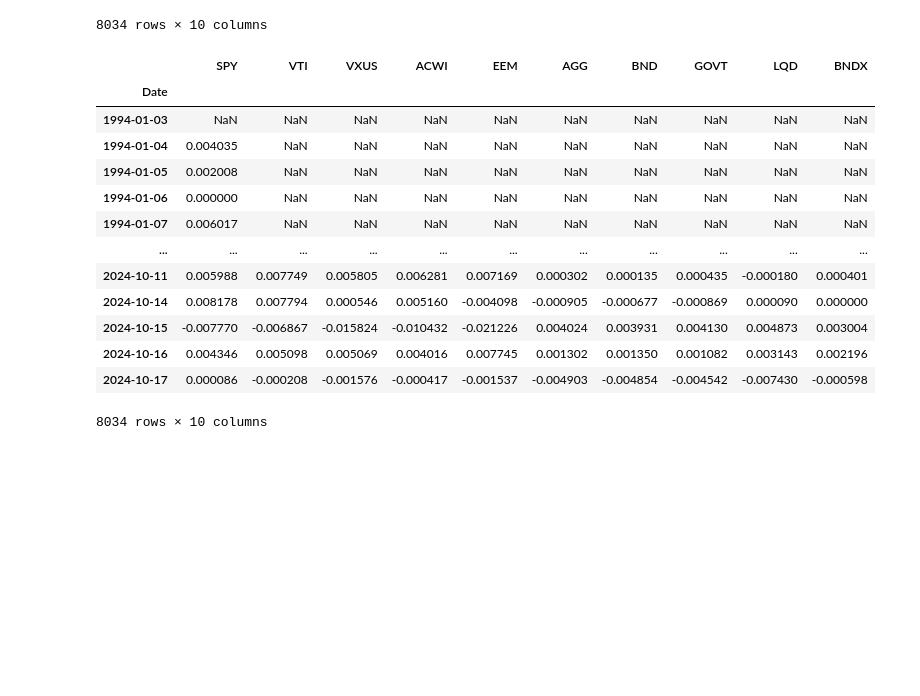
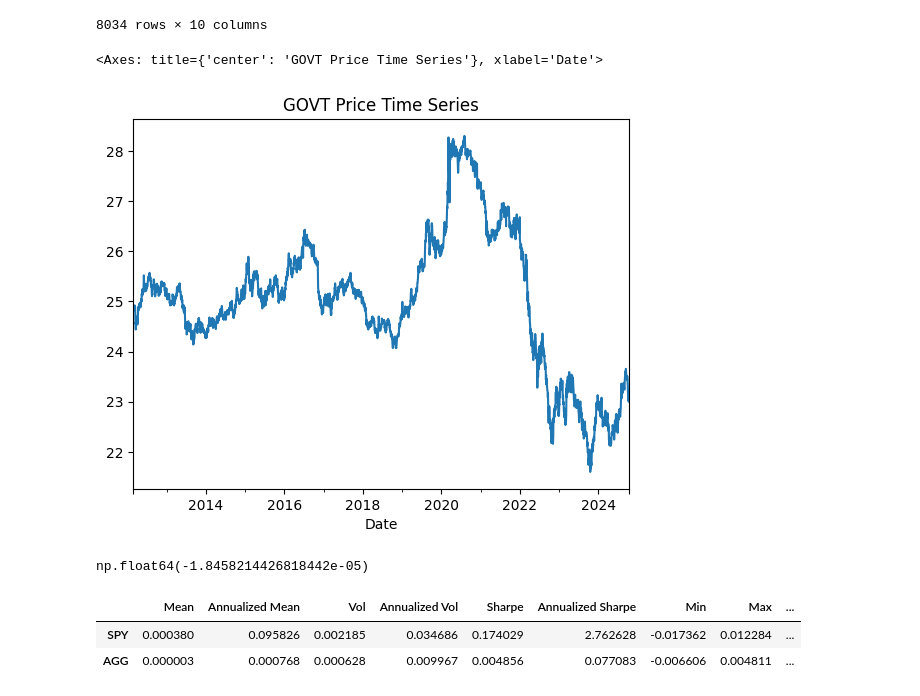
Before and after one commit to MarkAngeloMP/Low-Tide-Capital-Management, a Jupyter notebook: notebooks/w1_data_exploration.ipynb, the cells around one changed output. Drawn from its saved outputs; the diff is of its cells as text; code cells hidden in the pictures; blank space fills up the shorter version.

```diff
--- a/notebooks/w1_data_exploration.ipynb
+++ b/notebooks/w1_data_exploration.ipynb
@@ -23,21 +24,13 @@ rawData_df
 | 2024-10-16 | 582.3000 | 287.82 | 63.450 | 120.00 | 45.54 | 99.94 | 74.16 | 23.120 | 111.71 | 50.20 |
 | 2024-10-17 | 582.3500 | 287.76 | 63.350 | 119.95 | 45.47 | 99.45 | 73.80 | 23.015 | 110.88 | 50.17 |
 8034 rows × 10 columns
+# %%
+rawData_df['GOVT'].dropna().plot(title='GOVT Price Time Series')
+# %% [output]
+<Axes: title={'center': 'GOVT Price Time Series'}, xlabel='Date'>
+[figure, added]
 # %%
 rets = rawData_df.pct_change()
-rets
+rets['GOVT'].mean()
 # %% [output]
-|  | SPY | VTI | VXUS | ACWI | EEM | AGG | BND | GOVT | LQD | BNDX |
-| Date |  |  |  |  |  |  |  |  |  |  |
-| 1994-01-03 | NaN | NaN | NaN | NaN | NaN | NaN | NaN | NaN | NaN | NaN |
-| 1994-01-04 | 0.004035 | NaN | NaN | NaN | NaN | NaN | NaN | NaN | NaN | NaN |
-| 1994-01-05 | 0.002008 | NaN | NaN | NaN | NaN | NaN | NaN | NaN | NaN | NaN |
-| 1994-01-06 | 0.000000 | NaN | NaN | NaN | NaN | NaN | NaN | NaN | NaN | NaN |
-| 1994-01-07 | 0.006017 | NaN | NaN | NaN | NaN | NaN | NaN | NaN | NaN | NaN |
-| ... | ... | ... | ... | ... | ... | ... | ... | ... | ... | ... |
-| 2024-10-11 | 0.005988 | 0.007749 | 0.005805 | 0.006281 | 0.007169 | 0.000302 | 0.000135 | 0.000435 | -0.000180 | 0.000401 |
-| 2024-10-14 | 0.008178 | 0.007794 | 0.000546 | 0.005160 | -0.004098 | -0.000905 | -0.000677 | -0.000869 | 0.000090 | 0.000000 |
-| 2024-10-15 | -0.007770 | -0.006867 | -0.015824 | -0.010432 | -0.021226 | 0.004024 | 0.003931 | 0.004130 | 0.004873 | 0.003004 |
-| 2024-10-16 | 0.004346 | 0.005098 | 0.005069 | 0.004016 | 0.007745 | 0.001302 | 0.001350 | 0.001082 | 0.003143 | 0.002196 |
-| 2024-10-17 | 0.000086 | -0.000208 | -0.001576 | -0.000417 | -0.001537 | -0.004903 | -0.004854 | -0.004542 | -0.007430 | -0.000598 |
-8034 rows × 10 columns
+np.float64(-1.8458214426818442e-05)
@@ -49,0 +47,55 @@ rets
+# %%
+# Assuming that the input data is daily, window is rolling window for sma, period_factor is for annualization
+# returns the sma returns df and the summary stats (Mean, Vol, Sharpe)
+def get_sma_performance(rets,  window=20, annual_factor=252, var_quantile: Union[float, List] = .05):
+    returns = rets.dropna().rolling(window=window).mean().dropna()
+
+    summary_statistics = pd.DataFrame(index=returns.columns)
+    summary_statistics['Mean'] = returns.mean()
+    summary_statistics['Annualized Mean'] = returns.mean() * annual_factor
+    summary_statistics['Vol'] = returns.std()
+    summary_statistics['Annualized Vol'] = returns.std() * np.sqrt(annual_factor)
+    ### To check for r.f.r.
+    summary_statistics['Sharpe'] = returns.mean() / returns.std()
+    summary_statistics['Annualized Sharpe'] = summary_statistics['Sharpe'] * np.sqrt(annual_factor)
+    summary_statistics['Min'] = returns.min()
+    summary_statistics['Max'] = returns.max()
+    summary_statistics['Skewness'] = returns.skew()
+    summary_statistics['Excess Kurtosis'] = returns.kurtosis()
+    var_quantile = [var_quantile] if isinstance(var_quantile, (float, int)) else var_quantile
+    for var_q in var_quantile:
+        summary_statistics[f'Historical VaR ({var_q:.2%})'] = returns.quantile(var_q, axis = 0)
+        summary_statistics[f'Annualized Historical VaR ({var_q:.2%})'] = returns.quantile(var_q, axis = 0) * np.sqrt(annual_factor)
+        summary_statistics[f'Historical CVaR ({var_q:.2%})'] = returns[returns <= returns.quantile(var_q, axis = 0)].mean()
+        summary_statistics[f'Annualized Historical CVaR ({var_q:.2%})'] = returns[returns <= returns.quantile(var_q, axis = 0)].mean() * np.sqrt(annual_factor)
+
+    wealth_index = 1000 * (1 + returns).cumprod()
+    previous_peaks = wealth_index.cummax()
+    drawdowns = (wealth_index - previous_peaks) / previous_peaks
+
+    summary_statistics['Max Drawdown'] = drawdowns.min()
+    summary_statistics['Peak'] = [previous_peaks[col][:drawdowns[col].idxmin()].idxmax() for col in previous_peaks.columns]
+    summary_statistics['Bottom'] = drawdowns.idxmin()
+
+    recovery_date = []
+    for col in wealth_index.columns:
+        prev_max = previous_peaks[col][:drawdowns[col].idxmin()].max()
+        recovery_wealth = pd.DataFrame([wealth_index[col][drawdowns[col].idxmin():]]).T
+        recovery_date.append(recovery_wealth[recovery_wealth[col] >= prev_max].index.min())
+    summary_statistics['Recovery'] = recovery_date
+    try:
+        summary_statistics["Duration (days)"] = [
+            (i - j).days if i != "-" else "-" for i, j in
+            zip(summary_statistics["Recovery"], summary_statistics["Bottom"])
+        ]
+    except (AttributeError, TypeError) as e:
+        print(f'Cannot calculate "Drawdown Duration" calculation because there was no recovery or because index are not dates: {str(e)}')
+
+    return returns, summary_statistics
+
+sma_rets, summary_stats = get_sma_performance(rets[['SPY', 'AGG']], window=20, annual_factor=252)
+summary_stats
+# %% [output]
+|  | Mean | Annualized Mean | Vol | Annualized Vol | Sharpe | Annualized Sharpe | Min | Max | ... |
+| SPY | 0.000380 | 0.095826 | 0.002185 | 0.034686 | 0.174029 | 2.762628 | -0.017362 | 0.012284 | ... |
+| AGG | 0.000003 | 0.000768 | 0.000628 | 0.009967 | 0.004856 | 0.077083 | -0.006606 | 0.004811 | ... |
```
Also changed, not shown: parts of 7 cells of this notebook, 1 other file.
